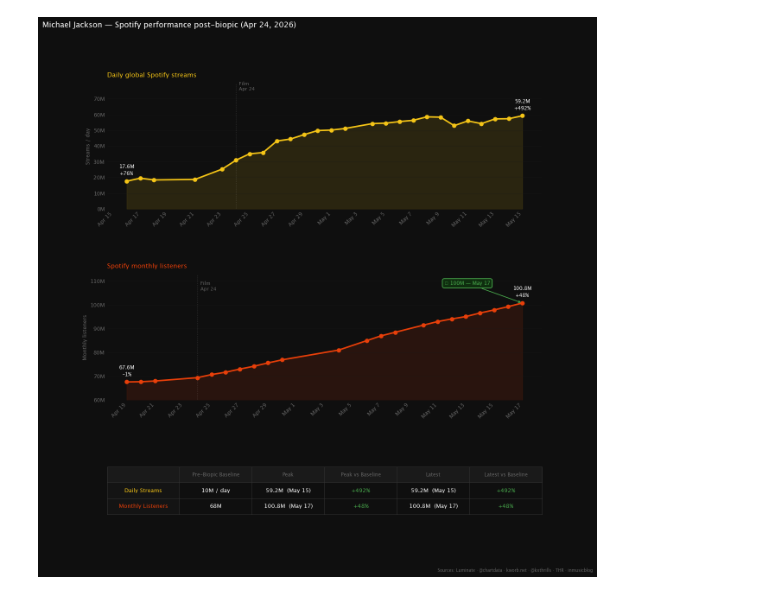
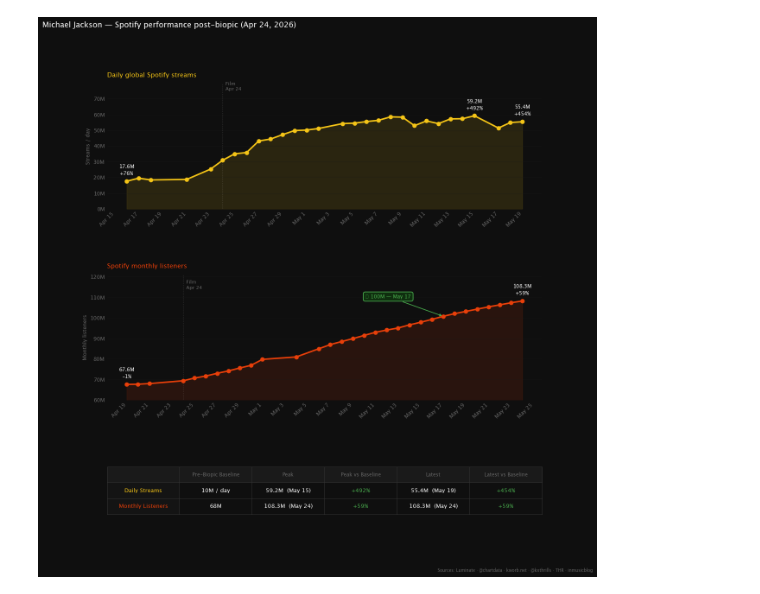
Before and after one commit to john15young/MichaelJacksonSpotifyAnalyticsPost2026MovieRelease, a Jupyter notebook: Streaming Analytics: Michael Jackson 2026 Movie.ipynb, the cells around one changed output. Drawn from its saved outputs; the diff is of its cells as text; code cells hidden in the pictures.

```diff
--- a/Streaming Analytics: Michael Jackson 2026 Movie.ipynb
+++ b/Streaming Analytics: Michael Jackson 2026 Movie.ipynb
@@ -22,14 +22,14 @@ data = [
     ('2026-04-28', 44.4, 74.2),
     ('2026-04-29', 47.2, 75.6),
     ('2026-04-30', 49.8, 76.9),
-    ('2026-05-01', 50.1, None),
+    ('2026-05-01', 50.1, 79.8),
     ('2026-05-02', 51.1, None),
     ('2026-05-04', 54.2, 81.0),
     ('2026-05-05', 54.5, None),
     ('2026-05-06', 55.5, 85.0),
     ('2026-05-07', 56.3, 87.0),
     ('2026-05-08', 58.5, 88.5),
-    ('2026-05-09', 58.3, None),
+    ('2026-05-09', 58.3, 89.9),
     ('2026-05-10', 52.9, 91.5),
     ('2026-05-11', 55.9, 93.0),
     ('2026-05-12', 54.2, 94.1),
@@ -37,8 +37,14 @@ data = [
     ('2026-05-14', 57.3, 96.6),
     ('2026-05-15', 59.2, 97.9),
     ('2026-05-16', None, 99.3),
-    ('2026-05-17', None, 100.8),
-    # ('2026-05-18', 0.0, 0.0),
+    ('2026-05-17', 51.4, 100.8),
+    ('2026-05-18', 54.9, 102.1),
+    ('2026-05-19', 55.4, 103.2),
+    ('2026-05-20', None, 104.3),
+    ('2026-05-21', None, 105.4),
+    ('2026-05-22', None, 106.4),
+    ('2026-05-23', None, 107.4),
+    ('2026-05-24', None, 108.3)
 ]
 # ─────────────────────────────────────────────────────────────────────────────
 
@@ -139,23 +145,23 @@ tbl = ax3.table(
     colLabels=col_labels, cellLoc='center', loc='center',
 )
 tbl.auto_set_font_size(False)
 tbl.set_fontsize(9.5)
 tbl.scale(1, 2.2)
 
 for (row, col), cell in tbl.get_celld().items():
     cell.set_facecolor(BG)
     cell.set_edgecolor('#333333')
     cell.set_linewidth(0.8)
     cell.set_text_props(color=WHITE)
     if row == 0:
         cell.set_facecolor('#1a1a1a')
         cell.set_text_props(color=MUTED, fontsize=8.5, fontweight='bold')
     if col == 0 and row > 0:
         cell.set_facecolor('#141414')
         cell.set_text_props(color=YELLOW if row == 1 else RED, fontweight='bold')
     if col in (3, 5) and row > 0:
         cell.set_text_props(color=GREEN, fontweight='bold')
 
 plt.show()
 # %% [output]
-[figure, old version]
+[figure, new version]
```
